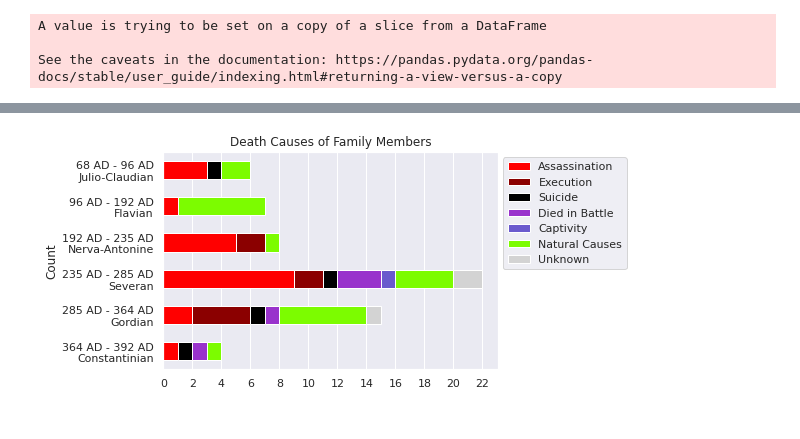
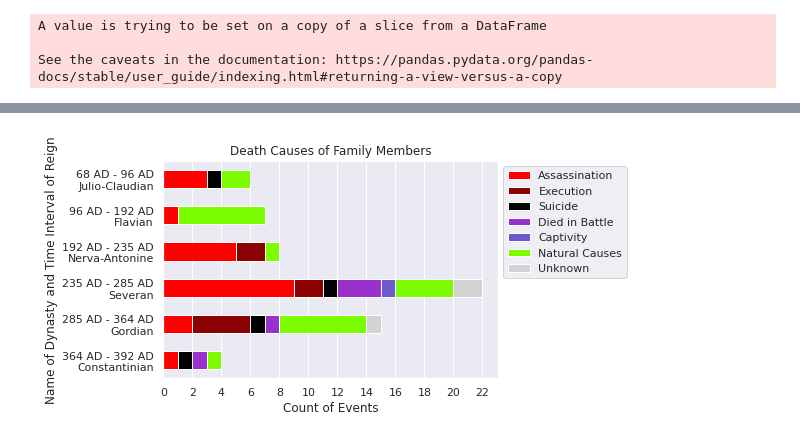
Before and after one commit to OgunSerifOnargan/HacettepeUniversity_DataandInformationEngineering, a Jupyter notebook: RomanEmperors_VBM661_MT1.ipynb, the cells around one changed output, grey strips where cells are left out. Saved outputs shown, nothing was run; the diff lists cells and outputs as text; code cells hidden in the pictures.

```diff
--- a/RomanEmperors_VBM661_MT1.ipynb
+++ b/RomanEmperors_VBM661_MT1.ipynb
@@ -178,35 +178,36 @@ for i in range(len(dynasty_change)):
       dynasty_interval_label.append(str(dynasty_change[i]) + " BC" + " - " + str(dynasty_change[i+1]) + " AD" + "\n" + str(dynasty_name[i]))
     if dynasty_change[i]>0:
       dynasty_interval_label.append(str(dynasty_change[i]) + " AD" + " - " + str(dynasty_change[i+1]) + " AD" + "\n" + str(dynasty_name[i]))
     dynasty_interval.append([dynasty_change[i],dynasty_change[i+1]])
 
 counts = [[], [], [], [], [], [], []]
 deaths_lst = df["cause"].unique()
 
 for i in range(len(deaths_lst)):
     for j in range(len(dynasty_interval)):
         counts[i].append(
             len(df["cause"][(df["cause"] == deaths_lst[i])
                                   & (dynasty_interval[j][0]+1 <= df["reign_end_year"]) &
                                   (df["reign_end_year"] <= dynasty_interval[j][1])]))
 assassination, suicide, naturalCauses, execution, diedinBattle, captivity, unknown = counts
 
 df_dynasty = pd.DataFrame(counts, columns=dynasty_interval_label, index=df["cause"].unique()).transpose()
 df_dynasty = df_dynasty[::-1]
 df_dynasty_ordered=df_dynasty[["Assassination","Execution","Suicide","Died in Battle","Captivity","Natural Causes","Unknown"]]
 df_dynasty_ordered
 color=["red","darkred","black","darkorchid","slateblue", "lawngreen","lightgrey"]
-ax=df_dynasty_ordered.plot(kind="barh", stacked=True, color=color, ylabel='Dynasty', xlabel="Count",
+ax=df_dynasty_ordered.plot(kind="barh", stacked=True, color=color, ylabel='Dynasty', xlabel="Name of Dynasty and Time Interval of Reign",
                 title='Death Causes of Family Members')
 ax.set_xticks(ticks=list(range(0,23,2)))
 ax.grid(axis = 'y')
+plt.xlabel("Count of Events")
 plt.legend(loc='upper right', bbox_to_anchor=(1.4, 1))
 plt.savefig("graph3", dpi=500, bbox_inches="tight")
 files.download("graph3.png")
 # %% [output]
 [interactive output not drawn]
 [interactive output not drawn]
-[figure, old version]
+[figure, new version]
 # %%
 df_principate=df[df["era"]=="Principate"]
 df_dominate = df[df["era"]=="Dominate"]
```
Also changed, not shown: parts of 3 cells of this notebook.
